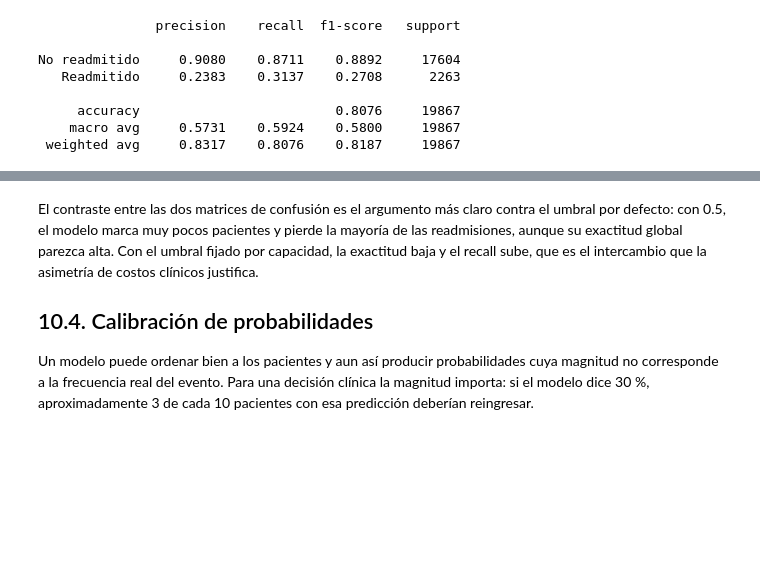
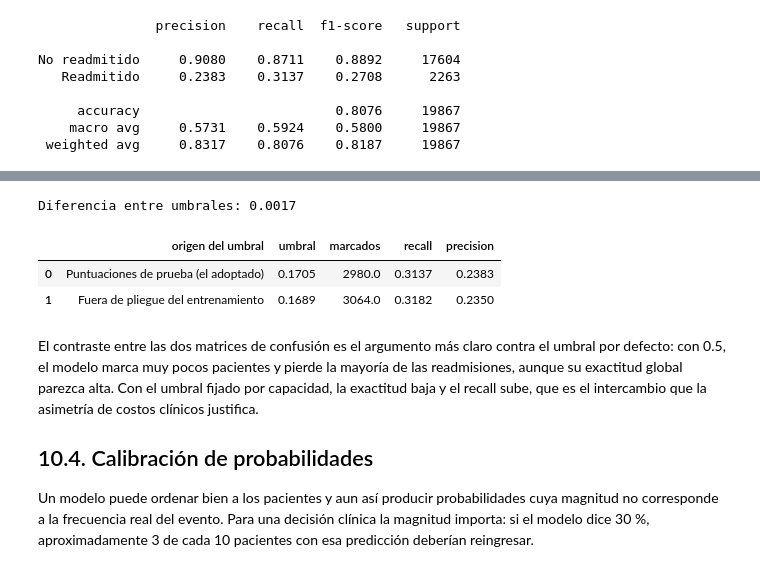
Before and after one commit to joshua2412-a/Diabetes_ProyectoML_202630, a Jupyter notebook: docs/10_Evaluacion.ipynb, the cells around one changed output, grey strips where cells are left out. Cells and saved outputs as stored; diff of their text form; code cells hidden in the pictures; blank space fills up the shorter version.

```diff
--- a/docs/10_Evaluacion.ipynb
+++ b/docs/10_Evaluacion.ipynb
@@ -255,3 +272,43 @@ No readmitido     0.9080    0.8711    0.8892     17604
+# %%
+# El umbral derivado del entrenamiento exige predicciones fuera de pliegue:
+# tres ajustes adicionales del modelo final, agrupados por paciente.
+from sklearn.model_selection import StratifiedGroupKFold, cross_val_predict
+
+pipeline_umbral = ex.construir_pipeline(
+    MEJOR["modelo"], MEJOR["balanceo"], roles, RANDOM_STATE,
+    RAZON_DESBALANCE)
+pipeline_umbral.set_params(**configuracion_modal(MEJOR)[0])
+
+p_entrenamiento_fp = cross_val_predict(
+    pipeline_umbral, X_train, y_train,
+    cv=StratifiedGroupKFold(n_splits=3, shuffle=True,
+                            random_state=RANDOM_STATE),
+    groups=grupos, method="predict_proba", n_jobs=1)[:, 1]
+
+UMBRAL_ENTRENAMIENTO = float(np.quantile(p_entrenamiento_fp, 0.85))
+
+robustez_umbral = pd.DataFrame([
+    {"origen del umbral": "Puntuaciones de prueba (el adoptado)",
+     "umbral": UMBRAL_ELEGIDO},
+    {"origen del umbral": "Fuera de pliegue del entrenamiento",
+     "umbral": UMBRAL_ENTRENAMIENTO},
+])
+for indice, fila in robustez_umbral.iterrows():
+    predicho = (p_mejor >= fila["umbral"]).astype(int)
+    robustez_umbral.loc[indice, "marcados"] = int(predicho.sum())
+    robustez_umbral.loc[indice, "recall"] = recall_score(y_prueba, predicho)
+    robustez_umbral.loc[indice, "precision"] = precision_score(
+        y_prueba, predicho, zero_division=0)
+
+print(f"Diferencia entre umbrales: "
+      f"{abs(UMBRAL_ELEGIDO - UMBRAL_ENTRENAMIENTO):.4f}")
+guardar_resultado(robustez_umbral.round(4), "robustez_umbral")
+robustez_umbral.round(4)
+# %% [output]
+Diferencia entre umbrales: 0.0017
+|  | origen del umbral | umbral | marcados | recall | precision |
+| 0 | Puntuaciones de prueba (el adoptado) | 0.1705 | 2980.0 | 0.3137 | 0.2383 |
+| 1 | Fuera de pliegue del entrenamiento | 0.1689 | 3064.0 | 0.3182 | 0.2350 |
 # %% [markdown]
 El contraste entre las dos matrices de confusión es el argumento más claro contra el umbral por defecto: con 0.5, el modelo marca muy pocos pacientes y pierde la mayoría de las readmisiones, aunque su exactitud global parezca alta. Con el umbral fijado por capacidad, la exactitud baja y el recall sube, que es el intercambio que la asimetría de costos clínicos justifica.
 
```
Also changed, not shown: parts of 10 cells of this notebook, 30 other files.
